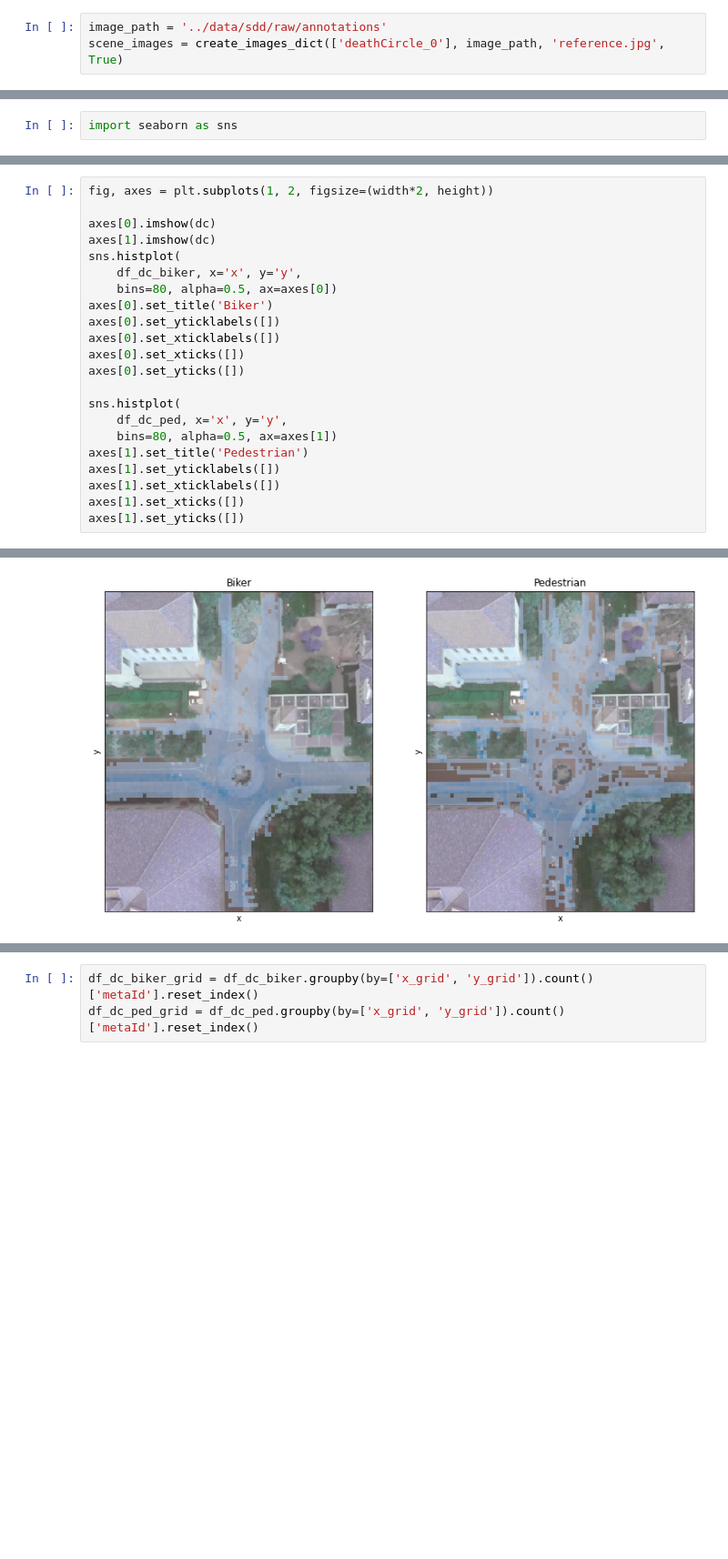
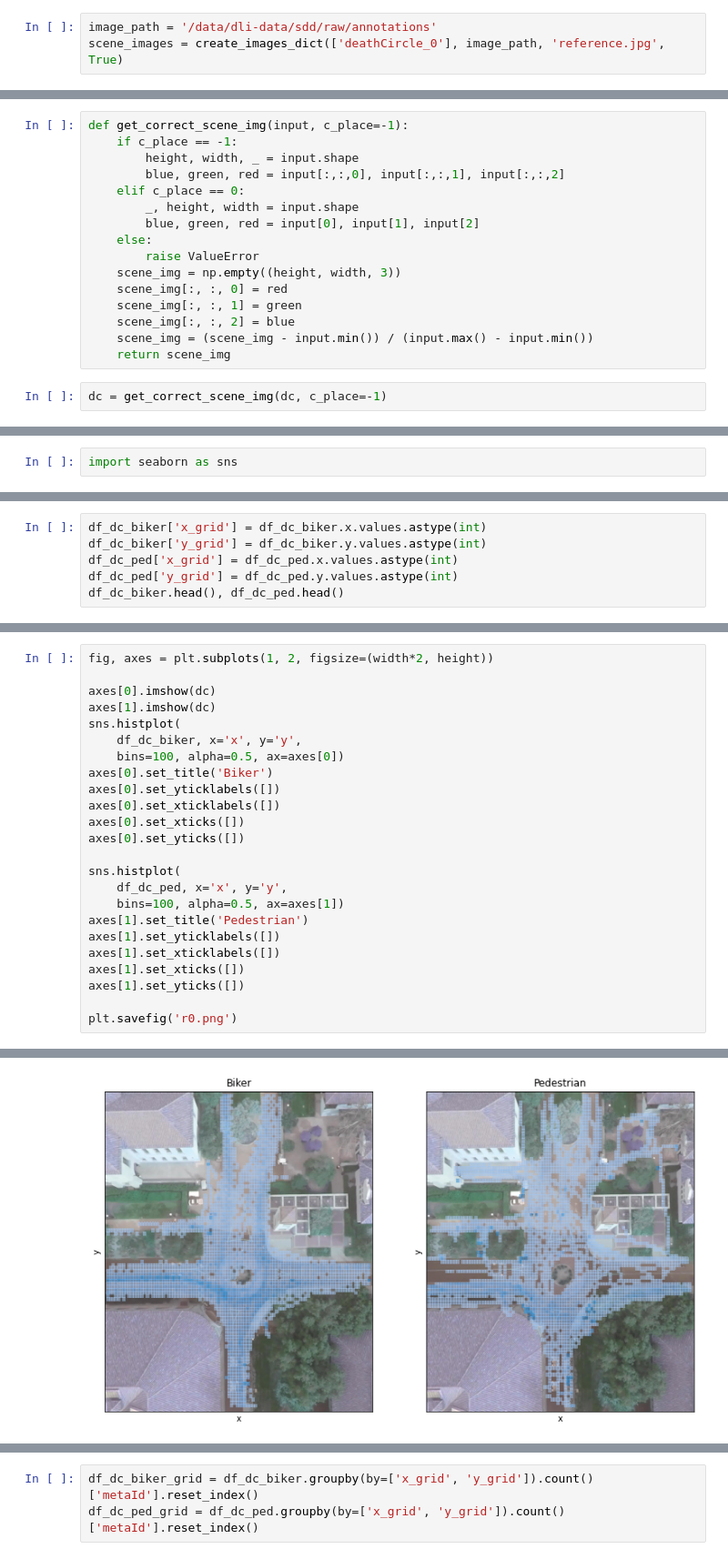
Before and after one commit to danyayay/ynet_adaptive, a Jupyter notebook: notebook/dataset.ipynb, the cells around one changed output, grey strips where cells are left out. Shown at 91% size. Drawn from its saved outputs; the diff is of its cells as text; blank space fills up the shorter version.

Commit message:
visualize biker/ped distribution

```diff
--- a/notebook/dataset.ipynb
+++ b/notebook/dataset.ipynb
@@ -418,7 +418,25 @@ def create_images_dict(unique_scene, image_path, image_file='reference.jpg', use
     # images channel: blue, green, red
     return images
 # %%
-image_path = '../data/sdd/raw/annotations'
+image_path = '/data/dli-data/sdd/raw/annotations'
 scene_images = create_images_dict(['deathCircle_0'], image_path, 'reference.jpg', True)
 # %%
 dc = scene_images['deathCircle_0']
+# %%
+def get_correct_scene_img(input, c_place=-1):
+    if c_place == -1:
+        height, width, _ = input.shape
+        blue, green, red = input[:,:,0], input[:,:,1], input[:,:,2]
+    elif c_place == 0:
+        _, height, width = input.shape
+        blue, green, red = input[0], input[1], input[2]
+    else:
+        raise ValueError
+    scene_img = np.empty((height, width, 3))
+    scene_img[:, :, 0] = red
+    scene_img[:, :, 1] = green
+    scene_img[:, :, 2] = blue
+    scene_img = (scene_img - input.min()) / (input.max() - input.min())
+    return scene_img
+# %%
+dc = get_correct_scene_img(dc, c_place=-1)
@@ -518,0 +606,6 @@ ax.set_yticks([])
+# %%
+df_dc_biker['x_grid'] = df_dc_biker.x.values.astype(int)
+df_dc_biker['y_grid'] = df_dc_biker.y.values.astype(int)
+df_dc_ped['x_grid'] = df_dc_ped.x.values.astype(int)
+df_dc_ped['y_grid'] = df_dc_ped.y.values.astype(int)
+df_dc_biker.head(), df_dc_ped.head()
@@ -523,7 +853,7 @@ axes[0].imshow(dc)
 axes[1].imshow(dc)
 sns.histplot(
     df_dc_biker, x='x', y='y',
-    bins=80, alpha=0.5, ax=axes[0])
+    bins=100, alpha=0.5, ax=axes[0])
 axes[0].set_title('Biker')
 axes[0].set_yticklabels([])
 axes[0].set_xticklabels([])
@@ -532,10 +862,12 @@ axes[0].set_yticks([])
 
 sns.histplot(
     df_dc_ped, x='x', y='y',
-    bins=80, alpha=0.5, ax=axes[1])
+    bins=100, alpha=0.5, ax=axes[1])
 axes[1].set_title('Pedestrian')
 axes[1].set_yticklabels([])
 axes[1].set_xticklabels([])
 axes[1].set_xticks([])
 axes[1].set_yticks([])
+
+plt.savefig('r0.png')
 # %% [output]
@@ -543 +874 @@ axes[1].set_yticks([])
-[figure, old version]
+[figure, new version]
```
Also changed, not shown: parts of 28 cells of this notebook.
